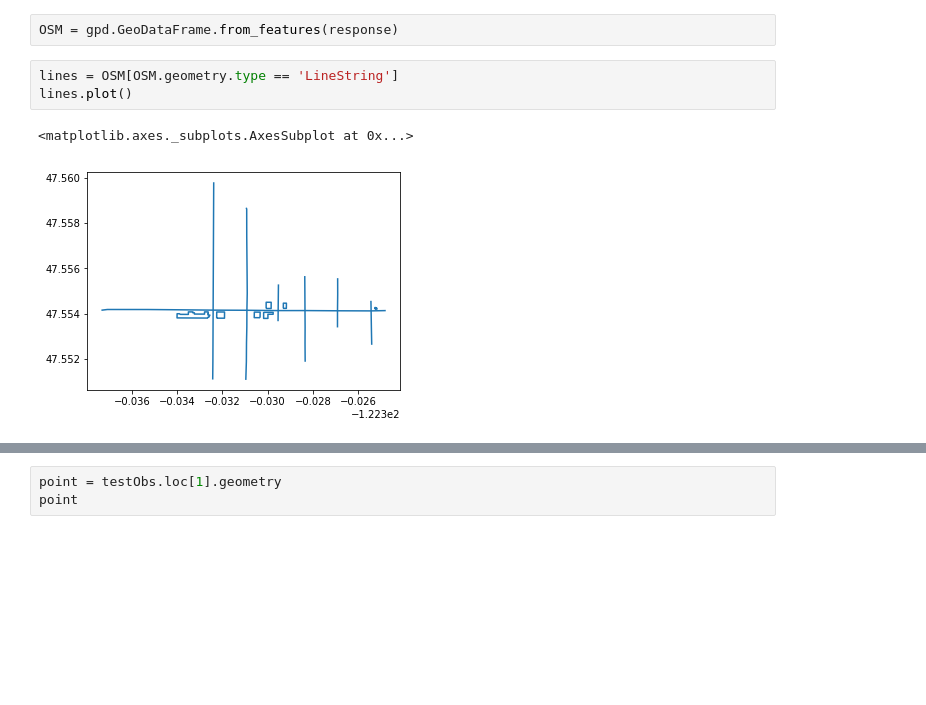
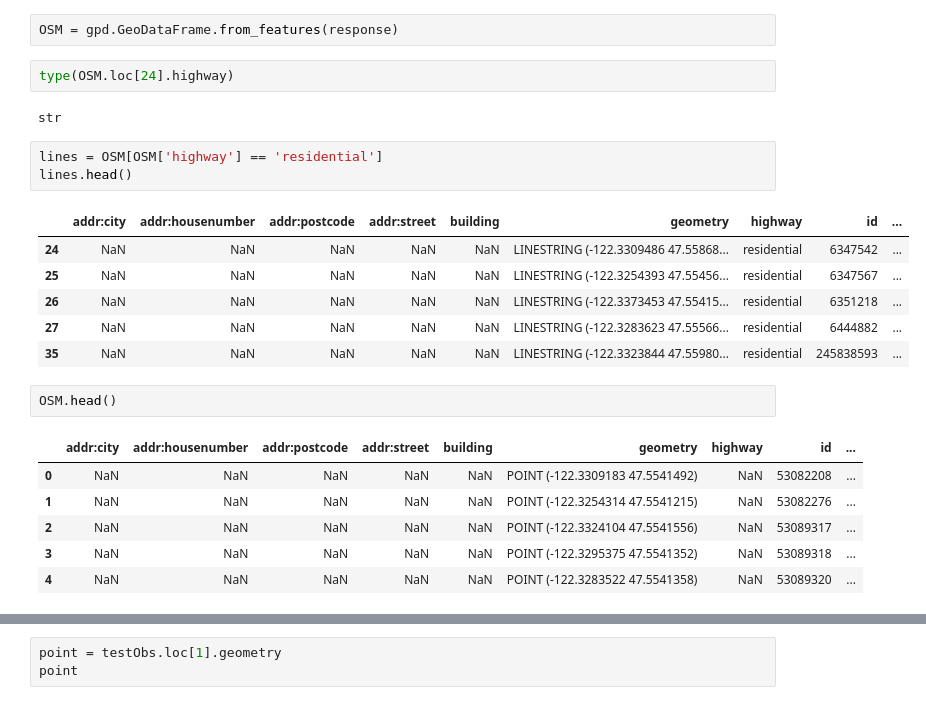
Before and after one commit to matthewkli97/AccessMap-A3, a Jupyter notebook: scripts/PrototypeScript.ipynb, the cells around one changed output, grey strips where cells are left out. Saved outputs shown, nothing was run; the diff lists cells and outputs as text; blank space fills up the shorter version.

```diff
--- a/scripts/PrototypeScript.ipynb
+++ b/scripts/PrototypeScript.ipynb
@@ -60,8 +92,25 @@ response = api.Get(map_query)
 # %%
 OSM = gpd.GeoDataFrame.from_features(response)
+# %%
+type(OSM.loc[24].highway)
+# %% [output]
+str
 # %%
-lines = OSM[OSM.geometry.type == 'LineString']
-lines.plot()
+lines = OSM[OSM['highway'] == 'residential']
+lines.head()
 # %% [output]
-<matplotlib.axes._subplots.AxesSubplot at 0x...>
-[figure, removed]
+|  | addr:city | addr:housenumber | addr:postcode | addr:street | building | geometry | highway | id | ... |
+| 24 | NaN | NaN | NaN | NaN | NaN | LINESTRING (-122.3309486 47.55868... | residential | 6347542 | ... |
+| 25 | NaN | NaN | NaN | NaN | NaN | LINESTRING (-122.3254393 47.55456... | residential | 6347567 | ... |
+| 26 | NaN | NaN | NaN | NaN | NaN | LINESTRING (-122.3373453 47.55415... | residential | 6351218 | ... |
+| 27 | NaN | NaN | NaN | NaN | NaN | LINESTRING (-122.3283623 47.55566... | residential | 6444882 | ... |
+| 35 | NaN | NaN | NaN | NaN | NaN | LINESTRING (-122.3323844 47.55980... | residential | 245838593 | ... |
+# %%
+OSM.head()
+# %% [output]
+|  | addr:city | addr:housenumber | addr:postcode | addr:street | building | geometry | highway | id | ... |
+| 0 | NaN | NaN | NaN | NaN | NaN | POINT (-122.3309183 47.5541492) | NaN | 53082208 | ... |
+| 1 | NaN | NaN | NaN | NaN | NaN | POINT (-122.3254314 47.5541215) | NaN | 53082276 | ... |
+| 2 | NaN | NaN | NaN | NaN | NaN | POINT (-122.3324104 47.5541556) | NaN | 53089317 | ... |
+| 3 | NaN | NaN | NaN | NaN | NaN | POINT (-122.3295375 47.5541352) | NaN | 53089318 | ... |
+| 4 | NaN | NaN | NaN | NaN | NaN | POINT (-122.3283522 47.5541358) | NaN | 53089320 | ... |
```
Also changed, not shown: parts of 8 cells of this notebook, 2 other files.
